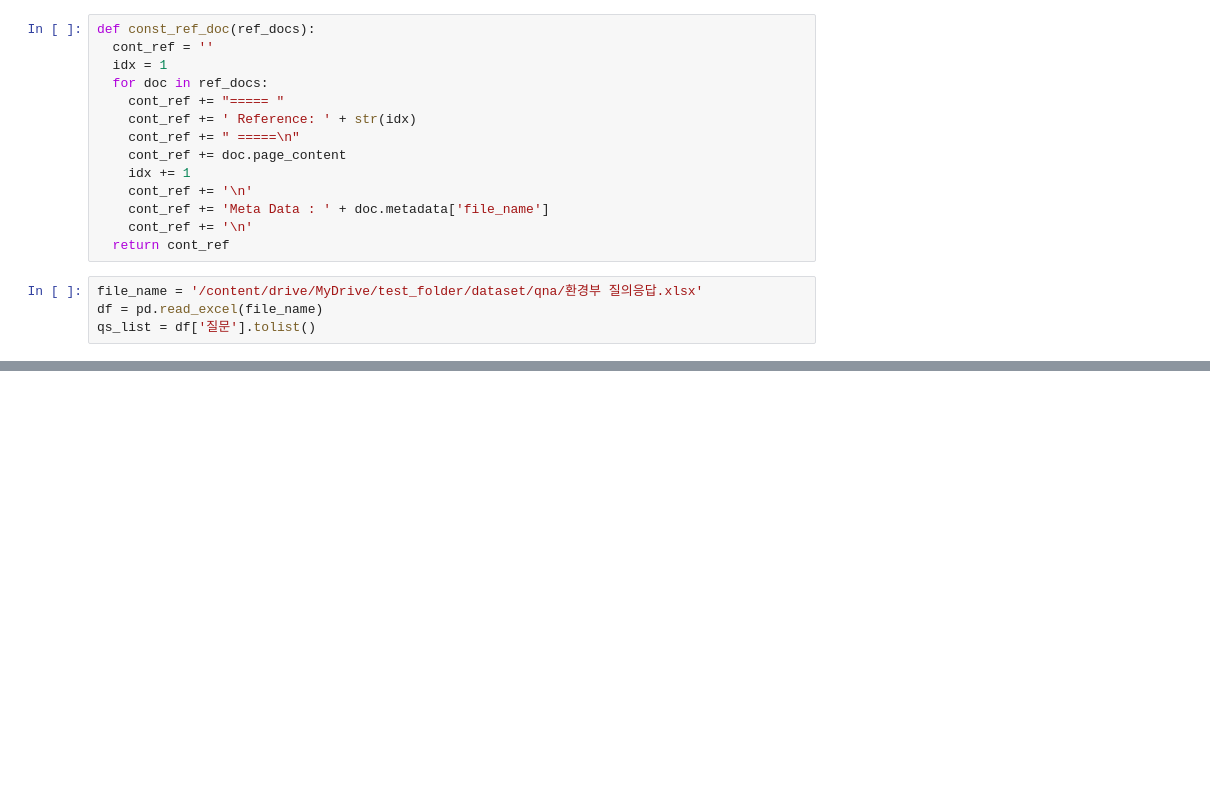
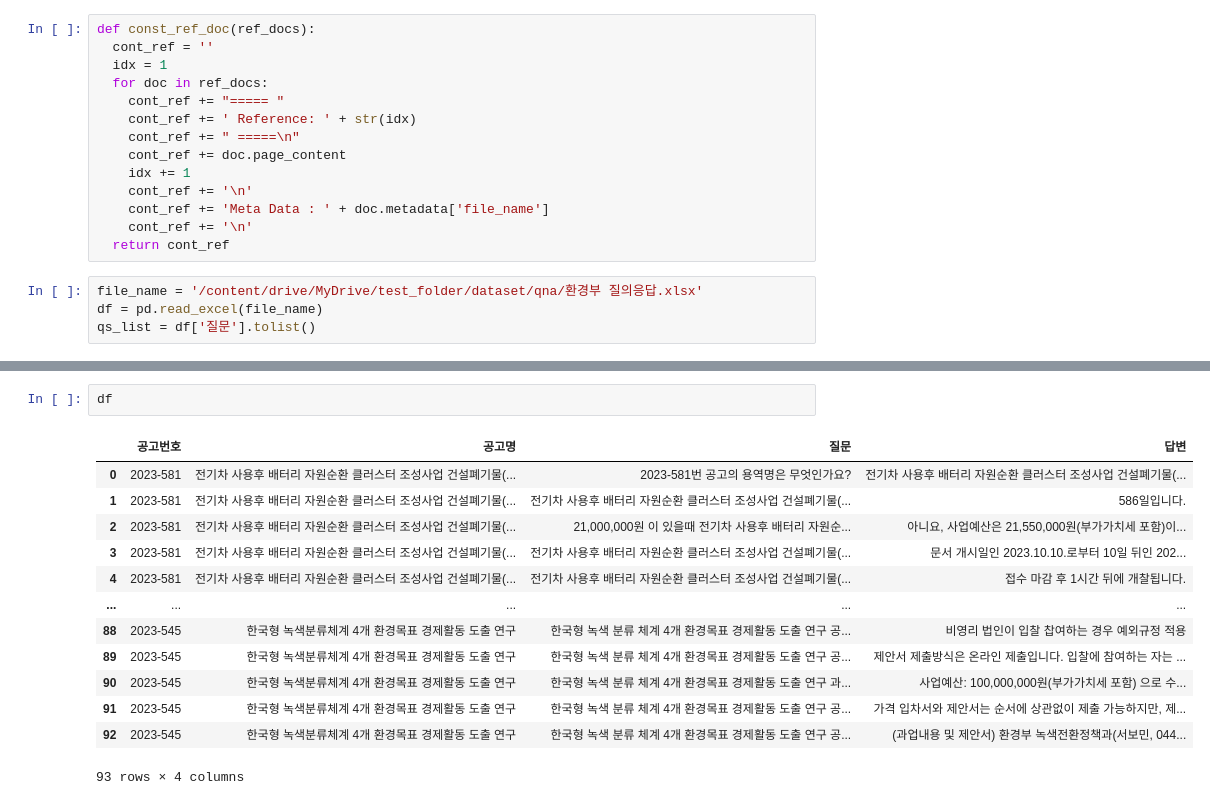
Before and after one commit to bskang8/CVPR2023_Project, a Jupyter notebook: evi_gov_notice.ipynb, the cells around one changed output, grey strips where cells are left out. Cells and saved outputs as stored; diff of their text form; blank space fills up the shorter version.

```diff
--- a/evi_gov_notice.ipynb
+++ b/evi_gov_notice.ipynb
@@ -120,0 +170,16 @@ for qs in qs_list:
+# %%
+df
+# %% [output]
+|  | 공고번호 | 공고명 | 질문 | 답변 |
+| 0 | 2023-581 | 전기차 사용후 배터리 자원순환 클러스터 조성사업 건설폐기물(... | 2023-581번 공고의 용역명은 무엇인가요? | 전기차 사용후 배터리 자원순환 클러스터 조성사업 건설폐기물(... |
+| 1 | 2023-581 | 전기차 사용후 배터리 자원순환 클러스터 조성사업 건설폐기물(... | 전기차 사용후 배터리 자원순환 클러스터 조성사업 건설폐기물(... | 586일입니다. |
+| 2 | 2023-581 | 전기차 사용후 배터리 자원순환 클러스터 조성사업 건설폐기물(... | 21,000,000원 이 있을때 전기차 사용후 배터리 자원순... | 아니요, 사업예산은 21,550,000원(부가가치세 포함)이... |
+| 3 | 2023-581 | 전기차 사용후 배터리 자원순환 클러스터 조성사업 건설폐기물(... | 전기차 사용후 배터리 자원순환 클러스터 조성사업 건설폐기물(... | 문서 개시일인 2023.10.10.로부터 10일 뒤인 202... |
+| 4 | 2023-581 | 전기차 사용후 배터리 자원순환 클러스터 조성사업 건설폐기물(... | 전기차 사용후 배터리 자원순환 클러스터 조성사업 건설폐기물(... | 접수 마감 후 1시간 뒤에 개찰됩니다. |
+| ... | ... | ... | ... | ... |
+| 88 | 2023-545 | 한국형 녹색분류체계 4개 환경목표 경제활동 도출 연구 | 한국형 녹색 분류 체계 4개 환경목표 경제활동 도출 연구 공... | 비영리 법인이 입찰 찹여하는 경우 예외규정 적용 |
+| 89 | 2023-545 | 한국형 녹색분류체계 4개 환경목표 경제활동 도출 연구 | 한국형 녹색 분류 체계 4개 환경목표 경제활동 도출 연구 공... | 제안서 제출방식은 온라인 제출입니다. 입찰에 참여하는 자는 ... |
+| 90 | 2023-545 | 한국형 녹색분류체계 4개 환경목표 경제활동 도출 연구 | 한국형 녹색 분류 체계 4개 환경목표 경제활동 도출 연구 과... | 사업예산: 100,000,000원(부가가치세 포함) 으로 수... |
+| 91 | 2023-545 | 한국형 녹색분류체계 4개 환경목표 경제활동 도출 연구 | 한국형 녹색 분류 체계 4개 환경목표 경제활동 도출 연구 공... | 가격 입차서와 제안서는 순서에 상관없이 제출 가능하지만, 제... |
+| 92 | 2023-545 | 한국형 녹색분류체계 4개 환경목표 경제활동 도출 연구 | 한국형 녹색 분류 체계 4개 환경목표 경제활동 도출 연구 공... | (과업내용 및 제안서) 환경부 녹색전환정책과(서보민, 044... |
+93 rows × 4 columns
```
Also changed, not shown: parts of 5 cells of this notebook.
